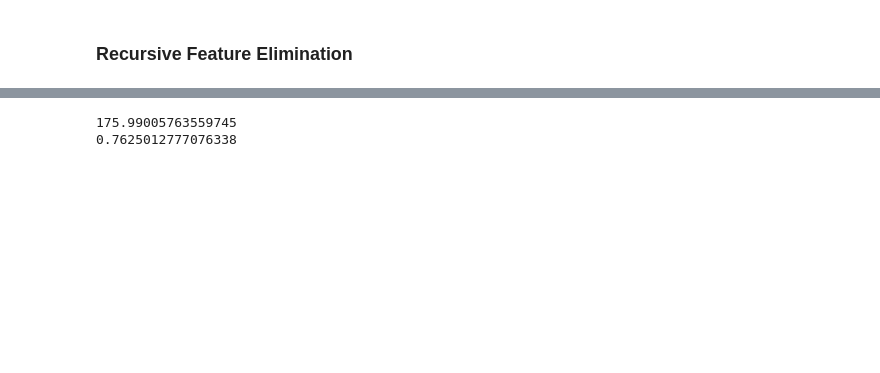
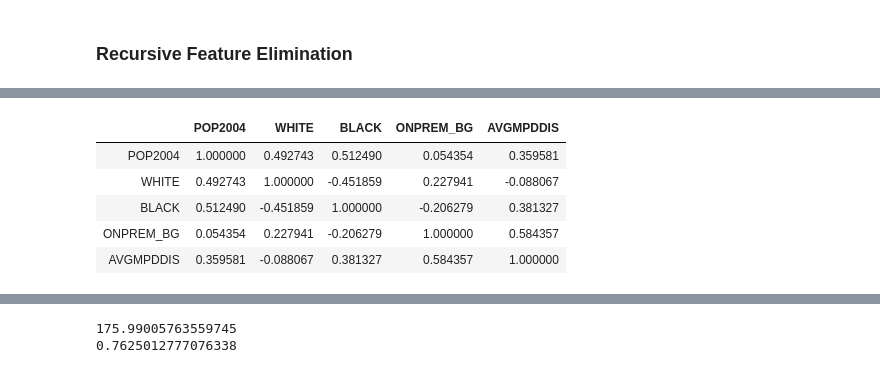
Before and after one commit to acl2171/regressionproj, a Jupyter notebook: notebooks/AL_notes.ipynb, the cells around one changed output, grey strips where cells are left out. Cells and saved outputs as stored; diff of their text form; code cells hidden in the pictures; blank space fills up the shorter version.

```diff
--- a/notebooks/AL_notes.ipynb
+++ b/notebooks/AL_notes.ipynb
@@ -27,3 +18,5 @@ cd = st.OLSInfluence(results = y_pred)
 # %%
 df = pd.read_csv('../data/data.tsv', sep = '\t')
 df = clean_orig_dataset(df)
+X = df.drop('AVGDV', axis = 1)
+y = df['AVGDV']
@@ -41,3 +44,3 @@ scaled_df = scale_dataset(X)
 # %%
-lasso_df = run_lasso(df, scaled_df, y)
-lasso_df.drop(['AVGADW0001', 'AGE_5_17', 'ARR_0506', 'VACANT', 'ADWWEEKEND', 'ADWWEEKNIGHT'], axis = 1, inplace = True)
+rfe_df = recursive_feature_elimination(scaled_df, X, y)
+rfe_df.drop('AVGADW0001', axis = 1, inplace = True)
@@ -63,0 +47,9 @@ strong multicollinearity or other numerical problems.
+# %%
+rfe_df.corr()
+# %% [output]
+|  | POP2004 | WHITE | BLACK | ONPREM_BG | AVGMPDDIS |
+| POP2004 | 1.000000 | 0.492743 | 0.512490 | 0.054354 | 0.359581 |
+| WHITE | 0.492743 | 1.000000 | -0.451859 | 0.227941 | -0.088067 |
+| BLACK | 0.512490 | -0.451859 | 1.000000 | -0.206279 | 0.381327 |
+| ONPREM_BG | 0.054354 | 0.227941 | -0.206279 | 1.000000 | 0.584357 |
+| AVGMPDDIS | 0.359581 | -0.088067 | 0.381327 | 0.584357 | 1.000000 |
```
Also changed, not shown: parts of 34 cells of this notebook, 1 other file.
